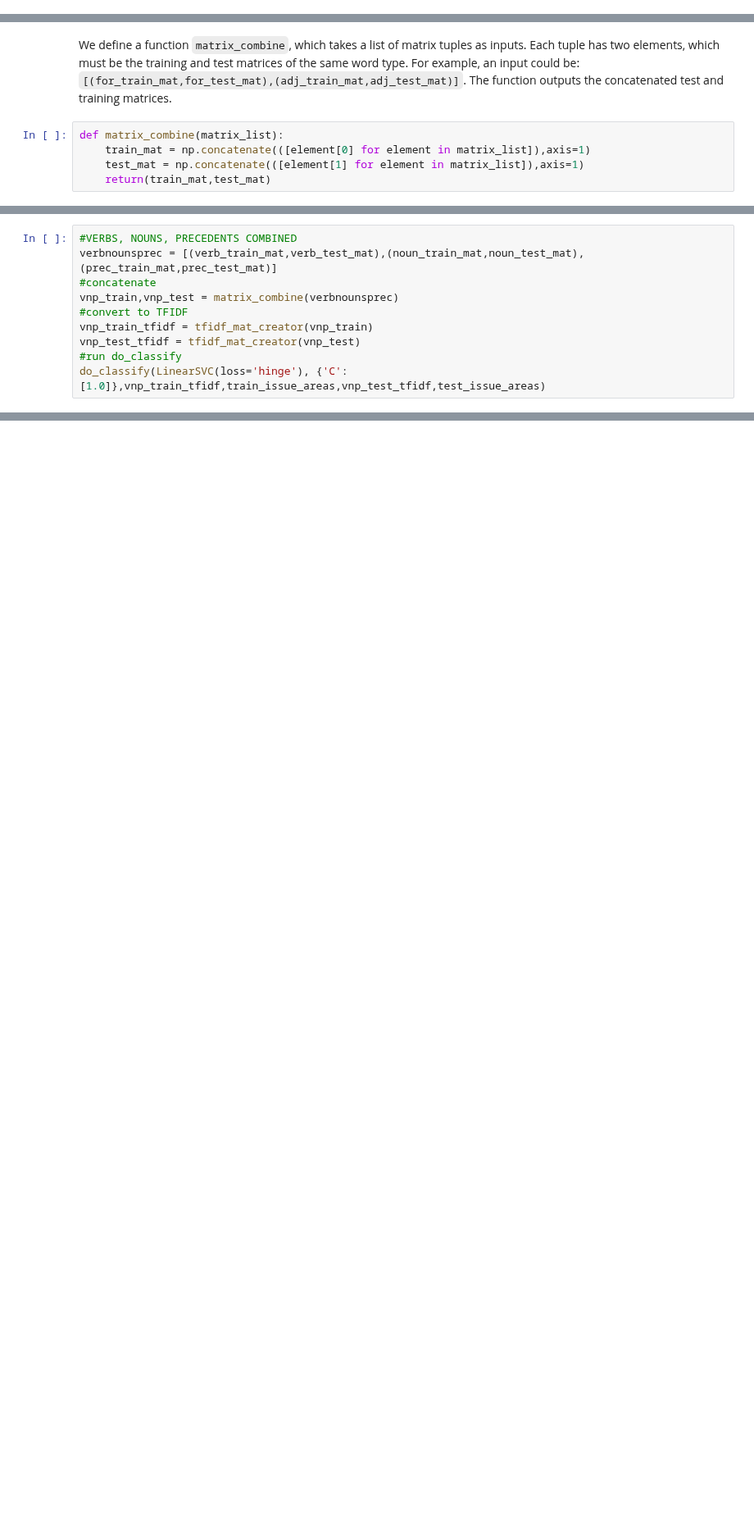
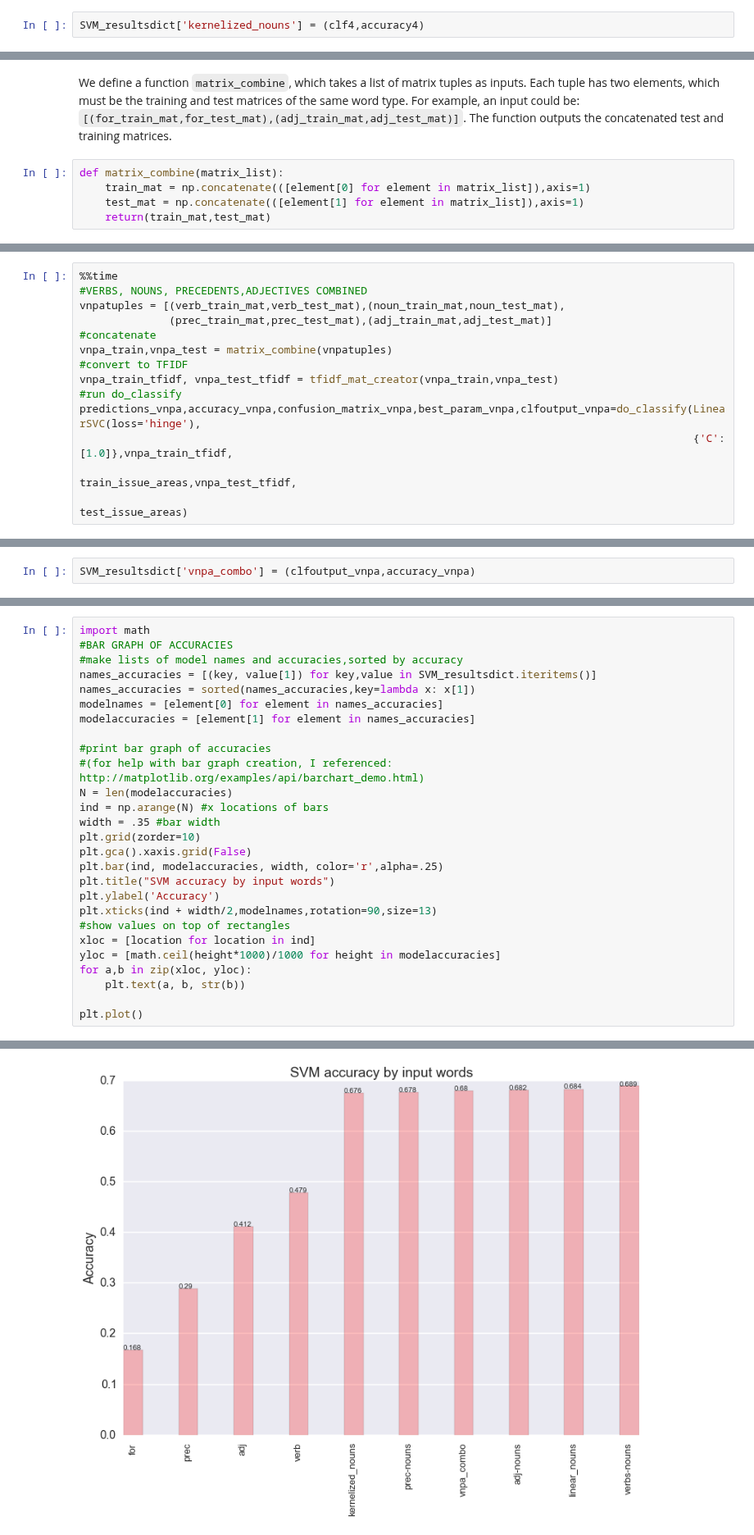
Before and after one commit to yunhanxu/cs109-project, a Jupyter notebook: SVM.ipynb, the cells around one changed output, grey strips where cells are left out. Shown at 82% size. Saved outputs shown, nothing was run; the diff lists cells and outputs as text; blank space fills up the shorter version.

```diff
--- a/SVM.ipynb
+++ b/SVM.ipynb
@@ -291,2 +372,4 @@ Wall time: 11min 40s
+# %%
+SVM_resultsdict['kernelized_nouns'] = (clf4,accuracy4)
 # %% [markdown]
 ###SVMs on other types of words
@@ -406,12 +505,16 @@ Wall time: 9.51 s
 # %%
-#VERBS, NOUNS, PRECEDENTS COMBINED
-verbnounsprec = [(verb_train_mat,verb_test_mat),(noun_train_mat,noun_test_mat),(prec_train_mat,prec_test_mat)]
+%%time
+#VERBS, NOUNS, PRECEDENTS,ADJECTIVES COMBINED
+vnpatuples = [(verb_train_mat,verb_test_mat),(noun_train_mat,noun_test_mat),
+              (prec_train_mat,prec_test_mat),(adj_train_mat,adj_test_mat)]
 #concatenate
-vnp_train,vnp_test = matrix_combine(verbnounsprec)
+vnpa_train,vnpa_test = matrix_combine(vnpatuples)
 #convert to TFIDF
-vnp_train_tfidf = tfidf_mat_creator(vnp_train)
-vnp_test_tfidf = tfidf_mat_creator(vnp_test)
+vnpa_train_tfidf, vnpa_test_tfidf = tfidf_mat_creator(vnpa_train,vnpa_test)
 #run do_classify
-do_classify(LinearSVC(loss='hinge'), {'C':[1.0]},vnp_train_tfidf,train_issue_areas,vnp_test_tfidf,test_issue_areas)
+predictions_vnpa,accuracy_vnpa,confusion_matrix_vnpa,best_param_vnpa,clfoutput_vnpa=do_classify(LinearSVC(loss='hinge'),
+                                                                                                {'C':[1.0]},vnpa_train_tfidf,
+                                                                                                train_issue_areas,vnpa_test_tfidf,
+                                                                                                test_issue_areas)
 # %% [output]
 ############# based on standard predict ################
@@ -438,0 +539,2 @@ Best parameter:  {'C': 1.0}
+# %%
+SVM_resultsdict['vnpa_combo'] = (clfoutput_vnpa,accuracy_vnpa)
@@ -438,0 +546,28 @@ Best parameter:  {'C': 1.0}
+# %%
+import math
+#BAR GRAPH OF ACCURACIES
+#make lists of model names and accuracies,sorted by accuracy
+names_accuracies = [(key, value[1]) for key,value in SVM_resultsdict.iteritems()]
+names_accuracies = sorted(names_accuracies,key=lambda x: x[1])
+modelnames = [element[0] for element in names_accuracies]
+modelaccuracies = [element[1] for element in names_accuracies]
+
+#print bar graph of accuracies
+#(for help with bar graph creation, I referenced: http://matplotlib.org/examples/api/barchart_demo.html)
+N = len(modelaccuracies)
+ind = np.arange(N) #x locations of bars
+width = .35 #bar width
+plt.grid(zorder=10)
+plt.gca().xaxis.grid(False)
+plt.bar(ind, modelaccuracies, width, color='r',alpha=.25)
+plt.title("SVM accuracy by input words")
+plt.ylabel('Accuracy')
+plt.xticks(ind + width/2,modelnames,rotation=90,size=13)
+#show values on top of rectangles
+xloc = [location for location in ind]
+yloc = [math.ceil(height*1000)/1000 for height in modelaccuracies]
+for a,b in zip(xloc, yloc):
+    plt.text(a, b, str(b))
+
+plt.plot()
+# %% [output]
@@ -438,0 +575 @@ Best parameter:  {'C': 1.0}
+[figure, added]
```
Also changed, not shown: parts of 49 cells of this notebook.
